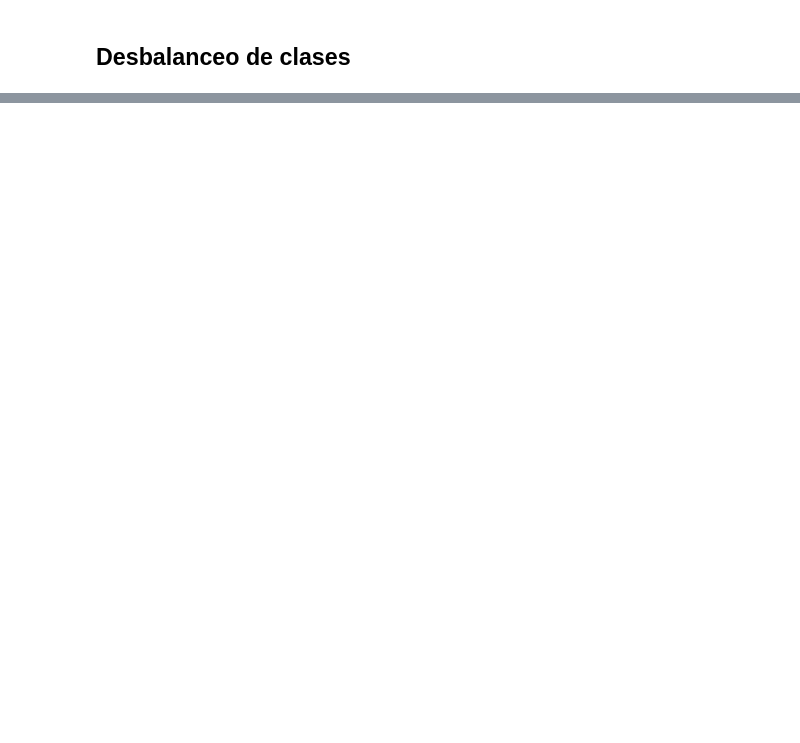
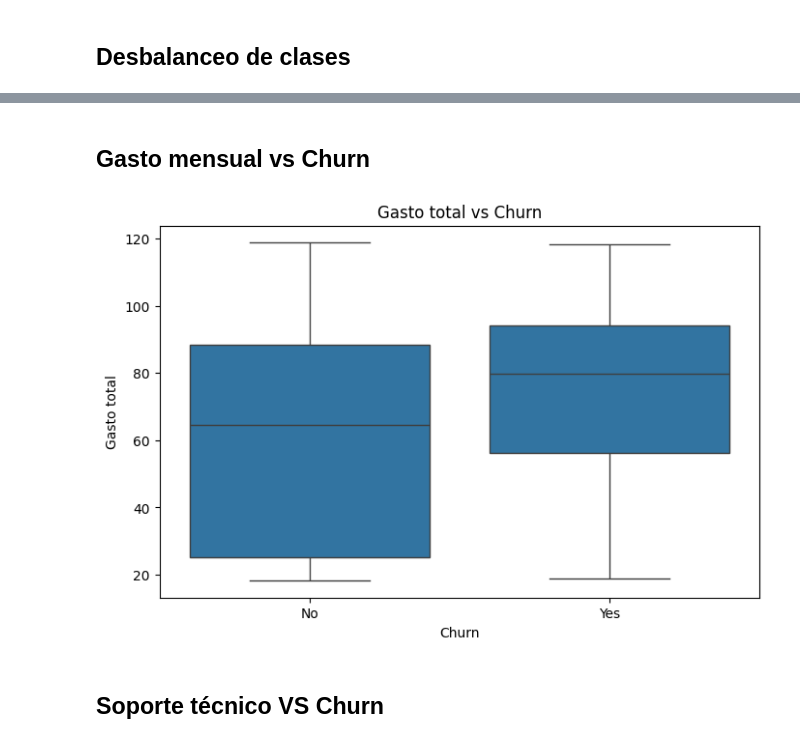
Before and after one commit to AndreaCisneros/challenge-telecomx-2, a Jupyter notebook: telecomx-2.ipynb, the cells around one changed output, grey strips where cells are left out. Drawn from its saved outputs; the diff is of its cells as text; code cells hidden in the pictures; blank space fills up the shorter version.

```diff
--- a/telecomx-2.ipynb
+++ b/telecomx-2.ipynb
@@ -203,0 +284,15 @@ Porcentaje de clientes que NO han cancelado el servicio: 73.46%
+# %% [markdown]
+## Gasto mensual vs Churn
+# %%
+plt.figure(figsize=(8,5))
+sns.boxplot(x='churn', y='account_charges_monthly', data=data)
+
+plt.title('Gasto total vs Churn')
+plt.xlabel('Churn')
+plt.ylabel('Gasto total')
+
+plt.show()
+# %% [output]
+[figure, added]
+# %% [markdown]
+## Soporte técnico VS Churn
```
Also changed, not shown: parts of 24 cells of this notebook.
